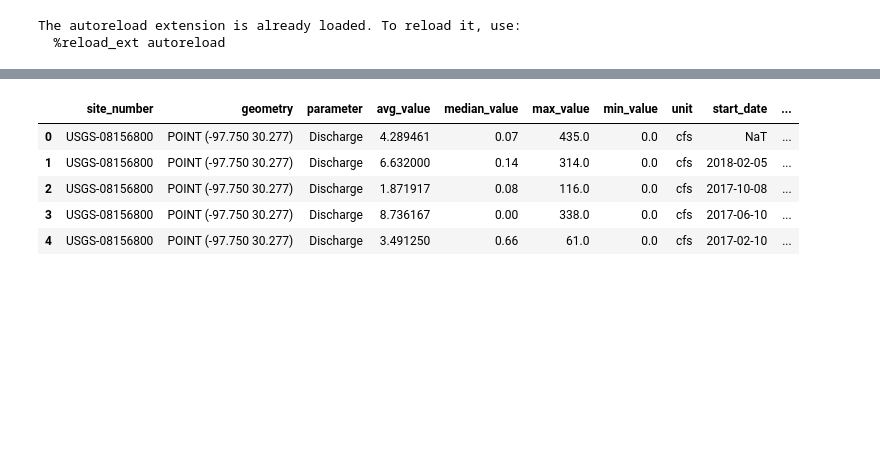
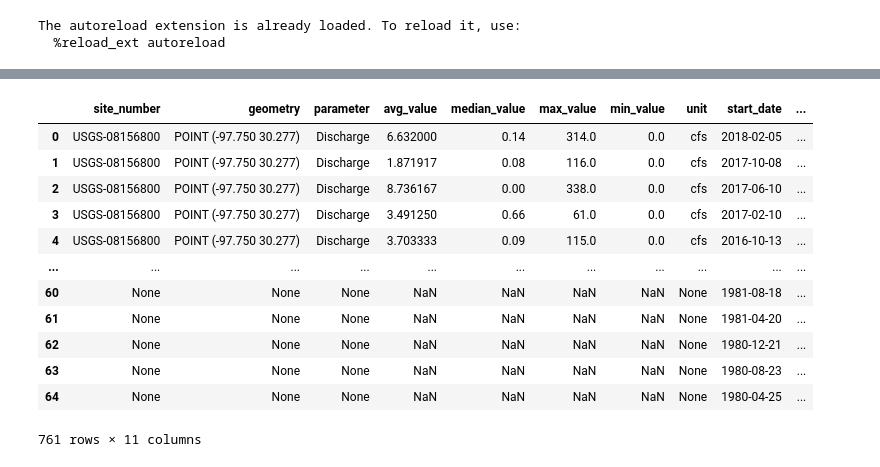
Before and after one commit to ramseyboy/shoal-creek-wq-bio-mitigation, a Jupyter notebook: water_quality.ipynb, the cells around one changed output, grey strips where cells are left out. Cells and saved outputs as stored; diff of their text form; code cells hidden in the pictures; blank space fills up the shorter version.

```diff
--- a/water_quality.ipynb
+++ b/water_quality.ipynb
@@ -19,7 +19,7 @@ engine = create_engine(conn_str)
 The autoreload extension is already loaded. To reload it, use:
   %reload_ext autoreload
 # %%
-def discharge_interval_query(parameters: list[str], locations: list[str], site_number: str):
+def discharge_interval_query(parameters: list[str], locations: list[str], site_number: str, parameter: str):
     parameters_csv = ','.join(f"'{p}'" for p in parameters)
     locations_csv = ','.join(f"'{l}'" for l in locations)
 
@@ -51,7 +51,7 @@ def discharge_interval_query(parameters: list[str], locations: list[str], site_n
     i.start_date,
     i.end_date
     from intervals i
-       right join public.discharge_daily d on d.date_time::date >= i.start_date and d.date_time::date < i.end_date
+       left outer join public.discharge_daily d on d.date_time::date >= i.start_date and d.date_time::date < i.end_date
         and "parameter" = 'Discharge' and d.site_number = '{site_number}'
         group by i.start_date, i.end_date
         order by i.start_date desc;
@@ -59,6 +59,7 @@ def discharge_interval_query(parameters: list[str], locations: list[str], site_n
     df = geopandas.read_postgis(
     sql=query_template,
     con=engine, geom_col='geometry', crs="EPSG:26914")
+    df["wq_parameter"] = parameter
     return df
 # %%
 def water_quality_interval_query(parameters: list[str], locations: list[str], parameter: str, unit: str):
@@ -156,7 +157,7 @@ for parameter in usgs_parameters:
     wq_df = water_quality_interval_query(parameters=usgs_parameters[parameter], locations=locations_12th, unit=units[parameter], parameter=parameter)
     wq_12th_intervals = pandas.concat([wq_12th_intervals, wq_df])
 
-    discharge_df = discharge_interval_query(parameters=usgs_parameters[parameter], locations=locations_12th, site_number="08156800")
+    discharge_df = discharge_interval_query(parameters=usgs_parameters[parameter], locations=locations_12th, site_number="08156800", parameter=parameter)
     discharge_12th_intervals = pandas.concat([discharge_12th_intervals, discharge_df])
 
 
@@ -176,12 +184,19 @@ wq_12th_intervals.head()
 # %%
-discharge_12th_intervals.head()
+discharge_12th_intervals
 # %% [output]
 |  | site_number | geometry | parameter | avg_value | median_value | max_value | min_value | unit | start_date | ... |
-| 0 | USGS-08156800 | POINT (-97.750 30.277) | Discharge | 4.289461 | 0.07 | 435.0 | 0.0 | cfs | NaT | ... |
-| 1 | USGS-08156800 | POINT (-97.750 30.277) | Discharge | 6.632000 | 0.14 | 314.0 | 0.0 | cfs | 2018-02-05 | ... |
-| 2 | USGS-08156800 | POINT (-97.750 30.277) | Discharge | 1.871917 | 0.08 | 116.0 | 0.0 | cfs | 2017-10-08 | ... |
-| 3 | USGS-08156800 | POINT (-97.750 30.277) | Discharge | 8.736167 | 0.00 | 338.0 | 0.0 | cfs | 2017-06-10 | ... |
-| 4 | USGS-08156800 | POINT (-97.750 30.277) | Discharge | 3.491250 | 0.66 | 61.0 | 0.0 | cfs | 2017-02-10 | ... |
+| 0 | USGS-08156800 | POINT (-97.750 30.277) | Discharge | 6.632000 | 0.14 | 314.0 | 0.0 | cfs | 2018-02-05 | ... |
+| 1 | USGS-08156800 | POINT (-97.750 30.277) | Discharge | 1.871917 | 0.08 | 116.0 | 0.0 | cfs | 2017-10-08 | ... |
+| 2 | USGS-08156800 | POINT (-97.750 30.277) | Discharge | 8.736167 | 0.00 | 338.0 | 0.0 | cfs | 2017-06-10 | ... |
+| 3 | USGS-08156800 | POINT (-97.750 30.277) | Discharge | 3.491250 | 0.66 | 61.0 | 0.0 | cfs | 2017-02-10 | ... |
+| 4 | USGS-08156800 | POINT (-97.750 30.277) | Discharge | 3.703333 | 0.09 | 115.0 | 0.0 | cfs | 2016-10-13 | ... |
+| ... | ... | ... | ... | ... | ... | ... | ... | ... | ... | ... |
+| 60 | None | None | None | NaN | NaN | NaN | NaN | None | 1981-08-18 | ... |
+| 61 | None | None | None | NaN | NaN | NaN | NaN | None | 1981-04-20 | ... |
+| 62 | None | None | None | NaN | NaN | NaN | NaN | None | 1980-12-21 | ... |
+| 63 | None | None | None | NaN | NaN | NaN | NaN | None | 1980-08-23 | ... |
+| 64 | None | None | None | NaN | NaN | NaN | NaN | None | 1980-04-25 | ... |
+761 rows × 11 columns
 # %%
 fig, ax1 = plt.subplots(figsize=(33,33))
 
```
Also changed, not shown: parts of 2 cells of this notebook.
